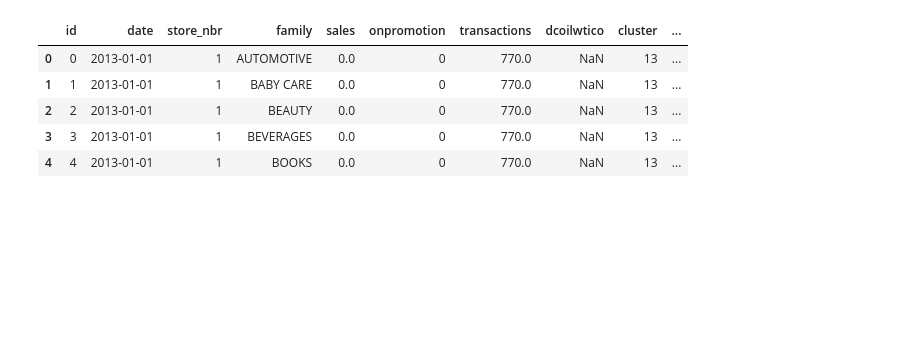
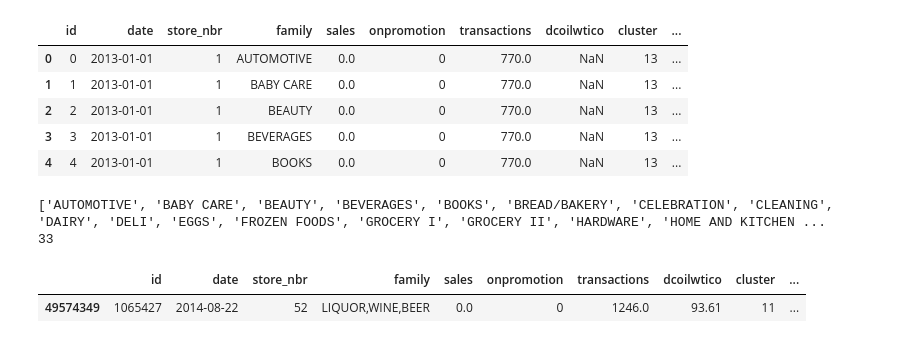
Before and after one commit to AugustinCablant/Data-Challenge-QRT, a Jupyter notebook: TimeSeries/Store Sales - Time Series Forecasting.ipynb, the cells around one changed output. Drawn from its saved outputs; the diff is of its cells as text; code cells hidden in the pictures; blank space fills up the shorter version.

```diff
--- a/TimeSeries/Store Sales - Time Series Forecasting.ipynb
+++ b/TimeSeries/Store Sales - Time Series Forecasting.ipynb
@@ -242,3 +242,15 @@ df_train.head()
 | 2 | 2 | 2013-01-01 | 1 | BEAUTY | 0.0 | 0 | 770.0 | NaN | 13 | ... |
 | 3 | 3 | 2013-01-01 | 1 | BEVERAGES | 0.0 | 0 | 770.0 | NaN | 13 | ... |
 | 4 | 4 | 2013-01-01 | 1 | BOOKS | 0.0 | 0 | 770.0 | NaN | 13 | ... |
+# %%
+family_liste = list(df_train['family'].unique())
+print(family_liste)
+print(len(family_liste))
+# %% [output]
+['AUTOMOTIVE', 'BABY CARE', 'BEAUTY', 'BEVERAGES', 'BOOKS', 'BREAD/BAKERY', 'CELEBRATION', 'CLEANING', 'DAIRY', 'DELI', 'EGGS', 'FROZEN FOODS', 'GROCERY I', 'GROCERY II', 'HARDWARE', 'HOME AND KITCHEN ...
+33
+# %%
+df_train[df_train['dcoilwtico'].notnull()].sample()
+# %% [output]
+|  | id | date | store_nbr | family | sales | onpromotion | transactions | dcoilwtico | cluster | ... |
+| 49574349 | 1065427 | 2014-08-22 | 52 | LIQUOR,WINE,BEER | 0.0 | 0 | 1246.0 | 93.61 | 11 | ... |
```
Also changed, not shown: parts of 10 cells of this notebook.
